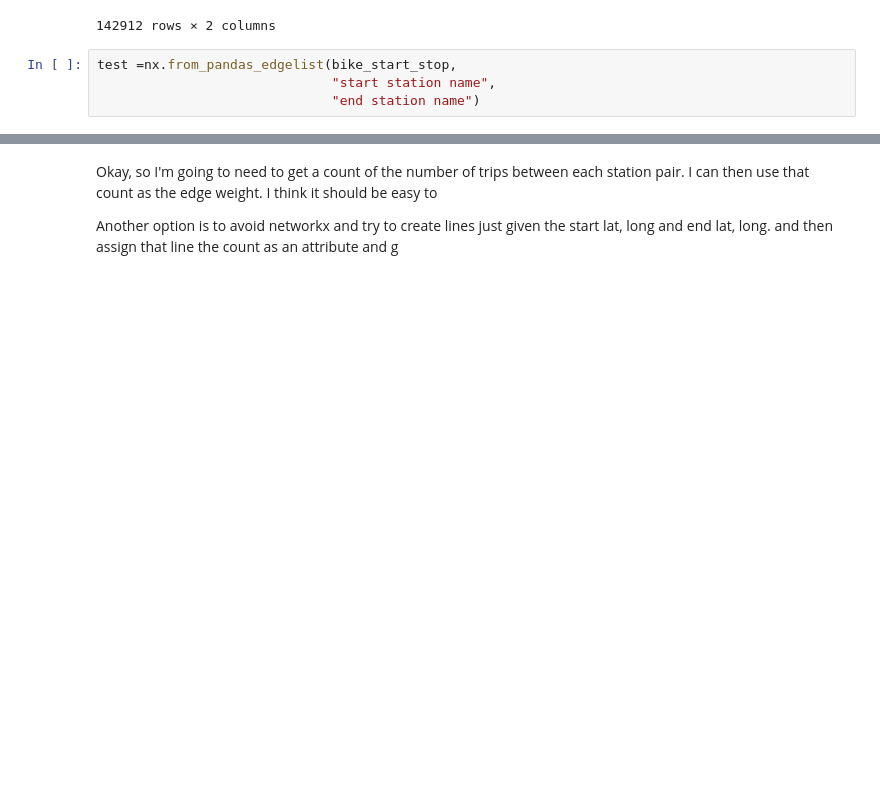
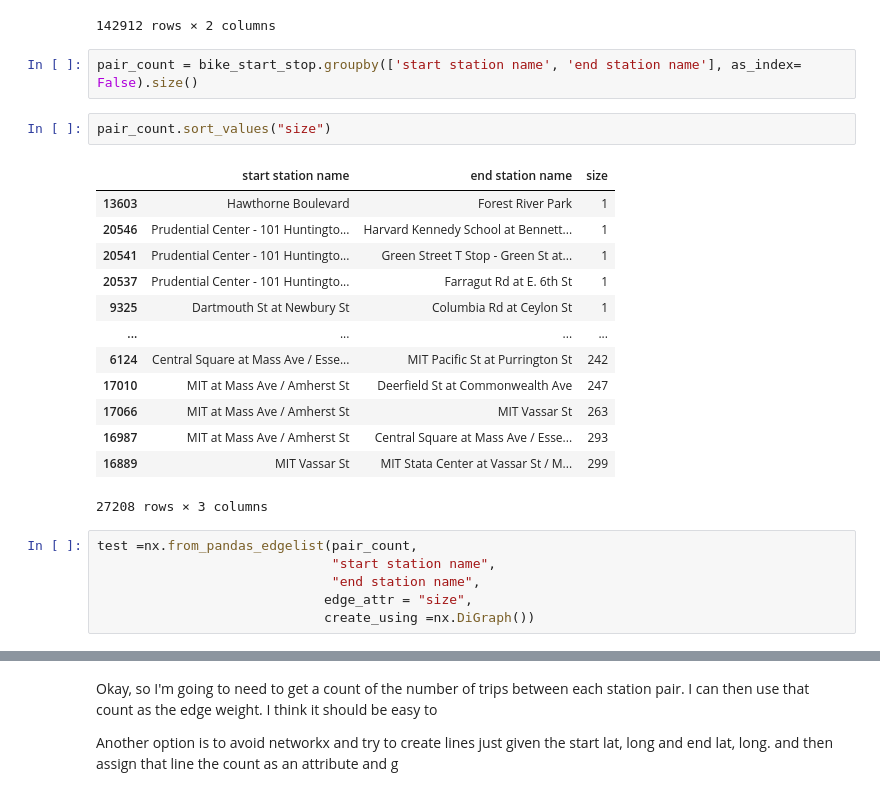
Before and after one commit to bresek/Map-Promt-Mondays, a Jupyter notebook: flow-map/Boston Blue Bike Flow Map.ipynb, the cells around one changed output, grey strips where cells are left out. Saved outputs shown, nothing was run; the diff lists cells and outputs as text; blank space fills up the shorter version.

```diff
--- a/flow-map/Boston Blue Bike Flow Map.ipynb
+++ b/flow-map/Boston Blue Bike Flow Map.ipynb
@@ -28,7 +32,27 @@ bike_start_stop
 | 142910 | Washington St at Rutland St | Rowes Wharf at Atlantic Ave |
 | 142911 | Washington St at Rutland St | Rowes Wharf at Atlantic Ave |
 142912 rows × 2 columns
+# %%
+pair_count = bike_start_stop.groupby(['start station name', 'end station name'], as_index= False).size()
+# %%
+pair_count.sort_values("size")
+# %% [output]
+|  | start station name | end station name | size |
+| 13603 | Hawthorne Boulevard | Forest River Park | 1 |
+| 20546 | Prudential Center - 101 Huntingto... | Harvard Kennedy School at Bennett... | 1 |
+| 20541 | Prudential Center - 101 Huntingto... | Green Street T Stop - Green St at... | 1 |
+| 20537 | Prudential Center - 101 Huntingto... | Farragut Rd at E. 6th St | 1 |
+| 9325 | Dartmouth St at Newbury St | Columbia Rd at Ceylon St | 1 |
+| ... | ... | ... | ... |
+| 6124 | Central Square at Mass Ave / Esse... | MIT Pacific St at Purrington St | 242 |
+| 17010 | MIT at Mass Ave / Amherst St | Deerfield St at Commonwealth Ave | 247 |
+| 17066 | MIT at Mass Ave / Amherst St | MIT Vassar St | 263 |
+| 16987 | MIT at Mass Ave / Amherst St | Central Square at Mass Ave / Esse... | 293 |
+| 16889 | MIT Vassar St | MIT Stata Center at Vassar St / M... | 299 |
+27208 rows × 3 columns
 # %%
-test =nx.from_pandas_edgelist(bike_start_stop,
+test =nx.from_pandas_edgelist(pair_count,
                               "start station name",
-                              "end station name")
+                              "end station name",
+                             edge_attr = "size",
+                             create_using =nx.DiGraph())
```
Also changed, not shown: parts of 3 cells of this notebook, 3 other files.
